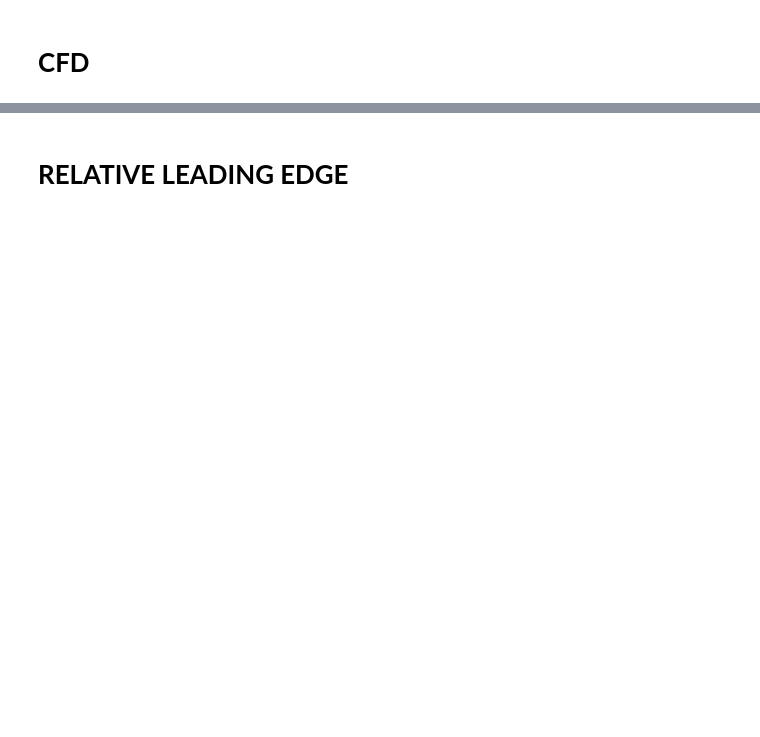
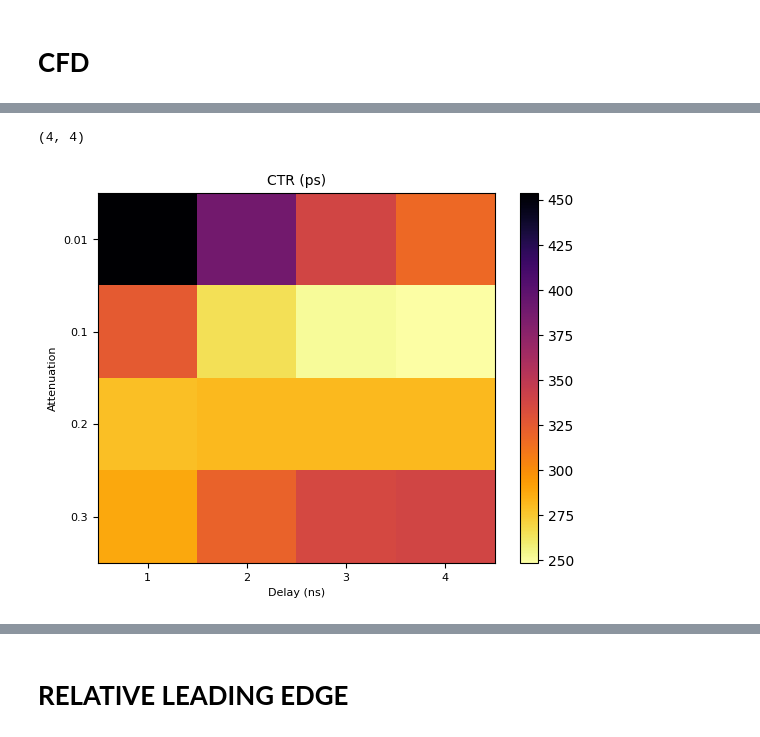
Before and after one commit to wjosefw/MLTiming, a Jupyter notebook: Traditional_methods.ipynb, the cells around one changed output, grey strips where cells are left out. Cells and saved outputs as stored; diff of their text form; code cells hidden in the pictures; blank space fills up the shorter version.

```diff
--- a/Traditional_methods.ipynb
+++ b/Traditional_methods.ipynb
@@ -30 +83,15 @@ DATA_40 = create_position(DATA_00, channel_to_move = 0, channel_to_fix = 1, t_sh
+# %%
+CTR = np.array(CTR, dtype = 'object')
+print(CTR.shape)
+
+plt.imshow(CTR.astype('float32')*1000, cmap = 'inferno_r', interpolation = 'nearest', aspect = 'auto');
+plt.colorbar();
+plt.title('CTR (ps)', fontsize = 10);
+plt.ylabel('Attenuation', fontsize = 8);
+plt.xlabel('Delay (ns)', fontsize = 8);
+plt.yticks(np.arange(0, len(attenuation), 1).tolist(), attenuation.tolist(), fontsize = 8);  # X ticks at positions 3, 5, 7, 9
+plt.xticks(np.arange(0, len(delay), 1).tolist(), delay.tolist(), fontsize = 8);  # Y ticks from 1 to 8
+# %% [output]
+(4, 4)
+[figure, added]
 # %%
```
Also changed, not shown: parts of 22 cells of this notebook.
